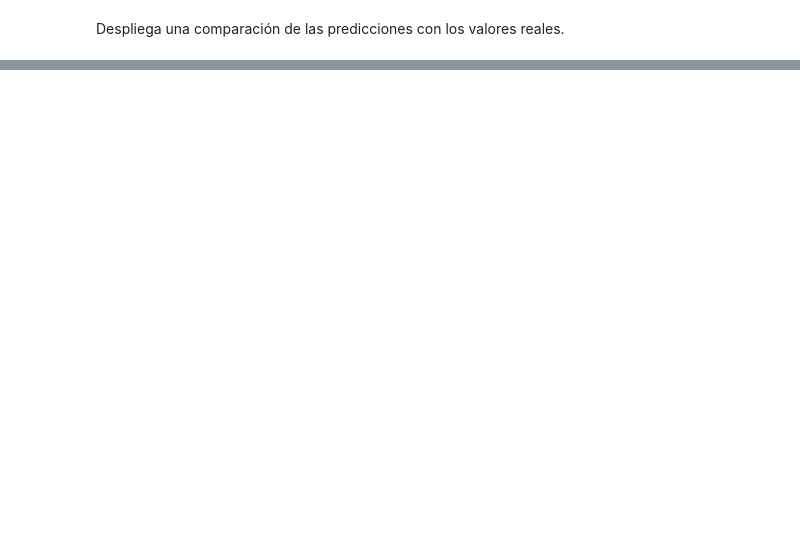
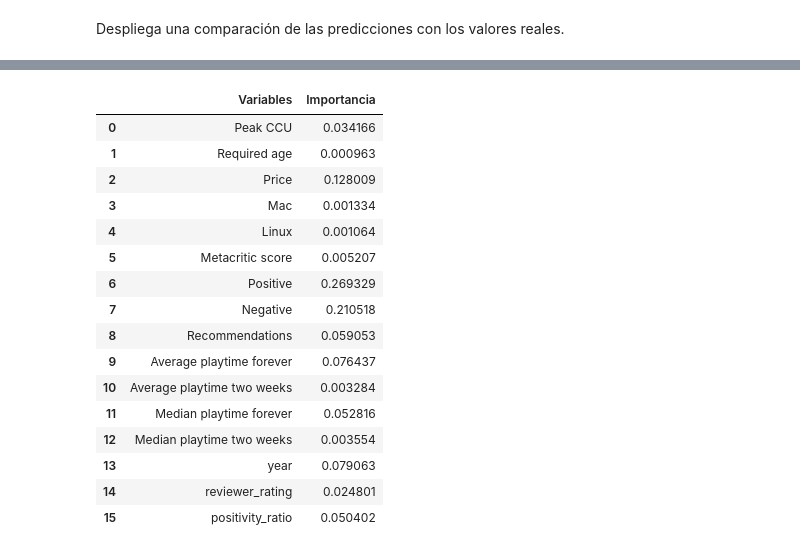
Before and after one commit to VicenteA18UCN/IDS_PROJECT, a Jupyter notebook: ORDEN.ipynb, the cells around one changed output, grey strips where cells are left out. Drawn from its saved outputs; the diff is of its cells as text; code cells hidden in the pictures; blank space fills up the shorter version.

```diff
--- a/ORDEN.ipynb
+++ b/ORDEN.ipynb
@@ -92,3 +220,29 @@ display(predDf)
+# %%
+compareDf = pd.DataFrame(
+    {
+        'Variables': games_crop.columns,
+        'Importancia': rf.feature_importances_
+    }
+)
+display(compareDf)
+# %% [output]
+|  | Variables | Importancia |
+| 0 | Peak CCU | 0.034166 |
+| 1 | Required age | 0.000963 |
+| 2 | Price | 0.128009 |
+| 3 | Mac | 0.001334 |
+| 4 | Linux | 0.001064 |
+| 5 | Metacritic score | 0.005207 |
+| 6 | Positive | 0.269329 |
+| 7 | Negative | 0.210518 |
+| 8 | Recommendations | 0.059053 |
+| 9 | Average playtime forever | 0.076437 |
+| 10 | Average playtime two weeks | 0.003284 |
+| 11 | Median playtime forever | 0.052816 |
+| 12 | Median playtime two weeks | 0.003554 |
+| 13 | year | 0.079063 |
+| 14 | reviewer_rating | 0.024801 |
+| 15 | positivity_ratio | 0.050402 |
 # %%
 # Crear una copia del DataFrame original
 games_df_numeric = games_df.copy()
```
Also changed, not shown: parts of 15 cells of this notebook, 2 other files.
